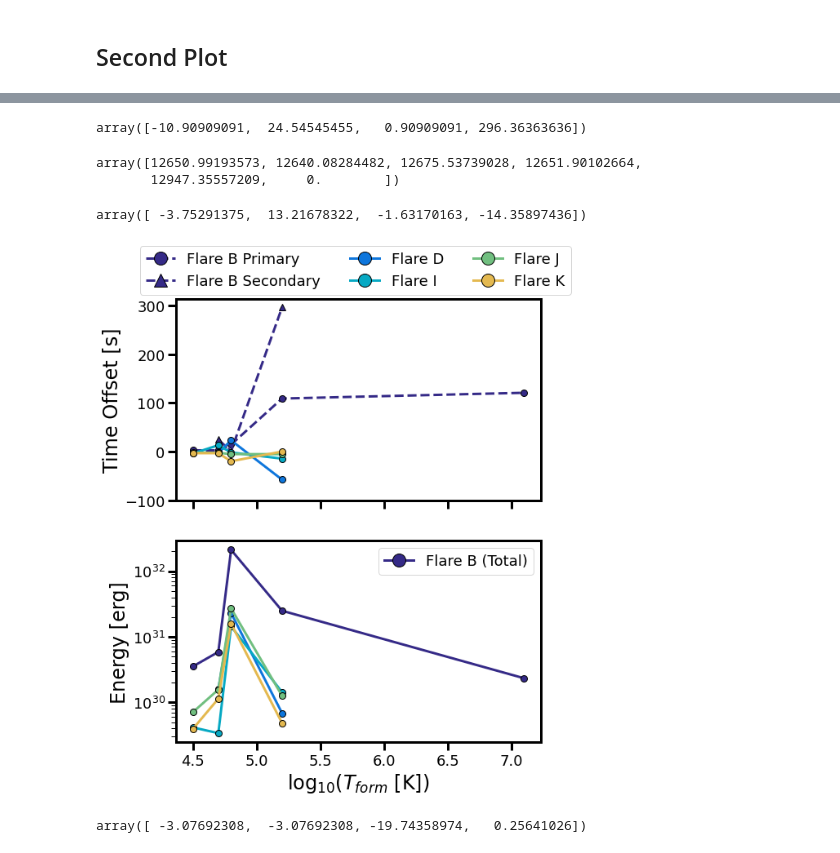
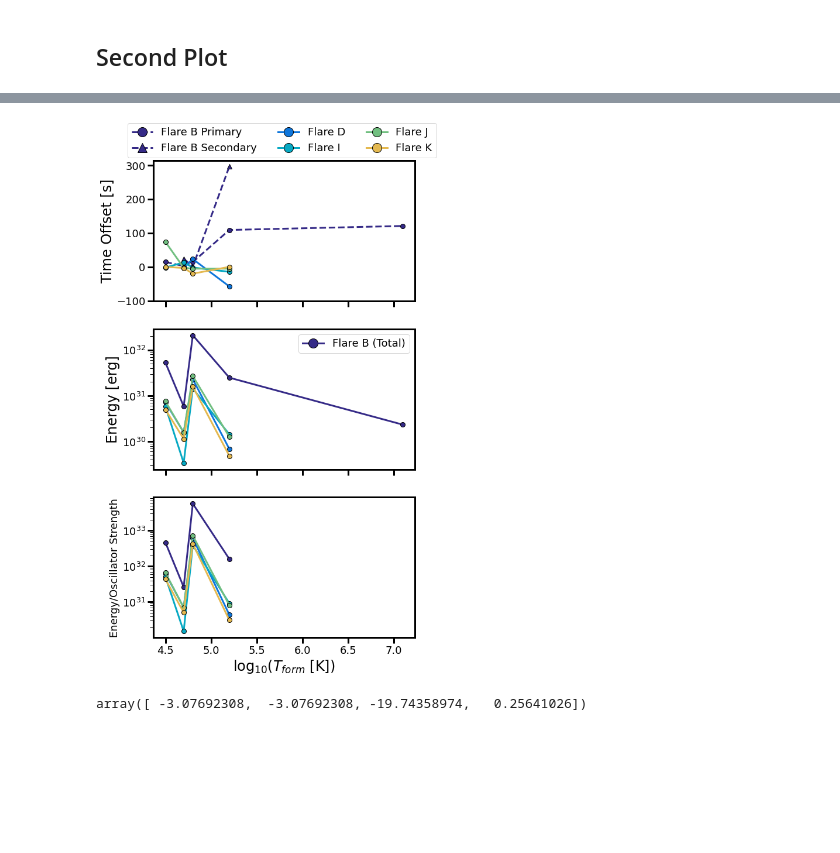
Before and after one commit to afeinstein20/cos_flares, a Jupyter notebook: notebooks/flare_analysis.ipynb, the cells around one changed output, grey strips where cells are left out. Cells and saved outputs as stored; diff of their text form; code cells hidden in the pictures; blank space fills up the shorter version.

```diff
--- a/notebooks/flare_analysis.ipynb
+++ b/notebooks/flare_analysis.ipynb
@@ -624,7 +621,8 @@ for ion in ions:
                             amp=amp/scaling*10, t0=t0+300, rise=rise, decay=decay,
                             x=upsample.value, y=finterp(upsample),
                             yerr=einterp(upsample))
-    elif ion == 'SiII':
+    elif ion == 'CII_11':
+        t0[1]-=100
         out = fwc.fit_flare(ion=ion, mask=mask, model='convolved',
                             eta=t0[:2]-20, omega=np.full(2,50),
                             alpha=np.full(2,50),
@@ -735,13 +731,3 @@ for j in [3,-4,-3,-1]:
-# %%
-oot = np.nansum(f_int, axis=0)==0
-qlines = []
-for ion in ions:
-    ngauss = fwc.line_table[fwc.line_table['ion']==ion]['ngauss'].value[0] + 0
-    args = fwc.model_line_shape(ion=ion,
-                                mask=oot,
-                                ngauss=ngauss,
-                                ext=50)
-    qlines.append(args)
 # %%
 def duration(zeroed, time):
     med = np.nanmedian(zeroed)
@@ -936,8 +904,0 @@ from scipy.signal import find_peaks
-# %%
-for i in range(5):
-    plt.plot(fmodels[0][i][0], fmodels[0][i][-1].best_fit, color='k')
-    fp,_ = find_peaks(fmodels[0][i][-1].best_fit)
-    print(fmodels[0][i][0][fp])
-    plt.plot(fmodels[0][i][0][fp], fmodels[0][i][-1].best_fit[fp], 'o',
-               color='r')
-    plt.show()
@@ -1024,38 +974,30 @@ for i in range(5):
-# %%
-secondary[1:-1]-secondary[0]
-# %% [output]
-array([-10.90909091,  24.54545455,   0.90909091, 296.36363636])
-# %%
-secondary
-# %% [output]
-array([12650.99193573, 12640.08284482, 12675.53739028, 12651.90102664,
-       12947.35557209,     0.        ])
-# %%
-deltat[2][1:-1]-deltat[2][0]
-# %% [output]
-array([ -3.75291375,  13.21678322,  -1.63170163, -14.35897436])
 # %%
-fig, (tax,eax) = plt.subplots(nrows=2, figsize=(8,10), sharex=True)
+fig, (tax,eax,oax) = plt.subplots(nrows=3, figsize=(8,15), sharex=True)
 
 tax.set_ylabel('Time Offset [s]',fontsize=24)
 
+strengths = np.array([1.15e-1, 2.24e-1, 3.74e-2, 1.56e-1])
 letters = ['B', 'D', 'I', 'J', 'K']
 ms=8
-for i in [0,1,2,3,4]:#range(len(energies)):
+
+for i in range(5):#[0,1,2,3,4]:#range(len(energies)):
     q = np.array(energies[i]) > 0
 
     if i < 1:
         eax.plot(formtemp[q], np.array(energies[i])[q]/1e12,
                      c=ion_colors[i] ,marker='o', lw=3, ms=ms,
                  markeredgecolor='k', label='Flare B (Total)')
-    elif i >= 2:
+    elif i >= 1:
         eax.plot(formtemp[q][:-1], np.array(energies[i])[q][:-1]/1e12,
                      c=ion_colors[i] ,marker='o', lw=3, ms=ms,
                  markeredgecolor='k')
-    else:
-        eax.plot(formtemp[q][1:-1], np.array(energies[i])[q][1:-1]/1e12,
-                     c=ion_colors[i] ,marker='o', lw=3, ms=ms,
-                 markeredgecolor='k')
+    oax.plot(formtemp[q][:-1], np.array(energies[i])[q][:-1]/1e12/strengths,
+             c=ion_colors[i] ,marker='o', lw=3, ms=ms,
+             markeredgecolor='k')
+    #else:
+    #    eax.plot(formtemp[q][1:-1], np.array(energies[i])[q][1:-1]/1e12,
+    #                 c=ion_colors[i] ,marker='o', lw=3, ms=ms,
+    #             markeredgecolor='k')
 
 
     q = (deltat[i][1:] - deltat[i][0]) > -200
@@ -1070,35 +1012,37 @@ for i in [0,1,2,3,4]:#range(len(energies)):
             q = (secondary[1:] - secondary[0]) > -200
             tax.plot(formtemp[q][1:], (secondary[1:] - secondary[0])[q][1:],
                      c=ion_colors[i], marker='^', lw=3, ms=ms,
                      linestyle='--',
                      label='Flare {} Secondary'.format(letters[i]),
                      markeredgecolor='k')
         else:
             tax.plot(formtemp[q], (deltat[i][1:] - deltat[i][0])[q],
                      c=ion_colors[i], marker='o', lw=3, ms=ms,
                      label='Flare {}'.format(letters[i]),
                      markeredgecolor='k')
     else:
         tax.plot(formtemp[q][1:], (deltat[i][1:] - deltat[i][0])[q][1:],
                  c=ion_colors[i], marker='o', lw=3, ms=ms,
                  label='Flare {}'.format(letters[i]),
                  markeredgecolor='k')
 
 tax.legend(bbox_to_anchor=(-0.1, 1.02, 1.0, .12), loc=3,
            ncol=3, borderaxespad=0.)
 eax.legend()
 eax.set_yscale('log')
+oax.set_yscale('log')
 eax.set_ylabel('Energy [erg]',fontsize=24)
-eax.set_xlabel('log$_{10}$($T_{form}$ [K])',fontsize=24)
+oax.set_ylabel('Energy/Oscillator Strength',fontsize=18)
+oax.set_xlabel('log$_{10}$($T_{form}$ [K])',fontsize=24)
 tax.set_yticks([-100,0,100,200,300])
 
 tax.set_rasterized(True)
 eax.set_rasterized(True)
 
 plt.savefig('/Users/arcticfox/Documents/AUMic/paper/time_energy.pdf',
             dpi=300, rasterize=True, bbox_inches='tight')
 # %% [output]
-[figure, old version]
+[figure, new version]
 # %%
 deltat[-1][1:-1]-deltat[-1][0]
 # %% [output]
```
Also changed, not shown: parts of 12 cells of this notebook, 2 other files.
